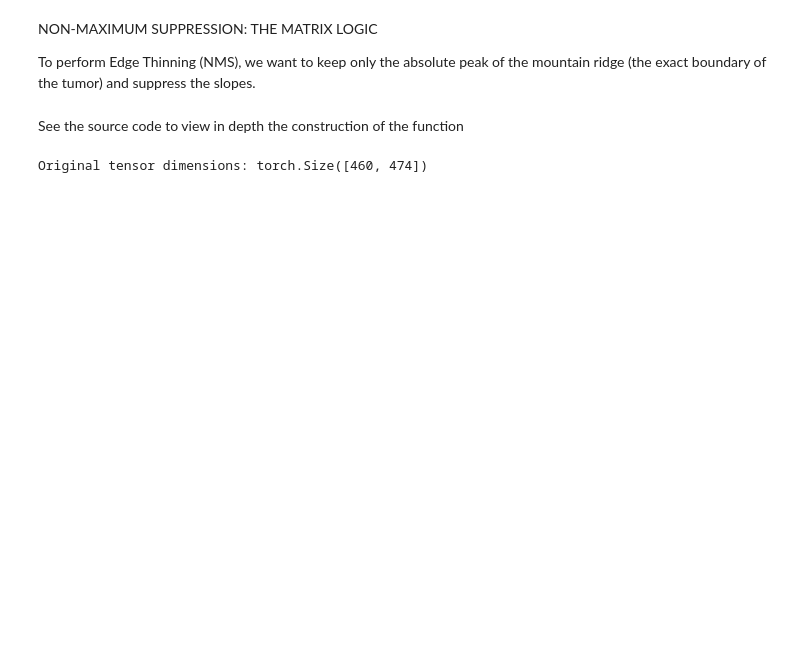
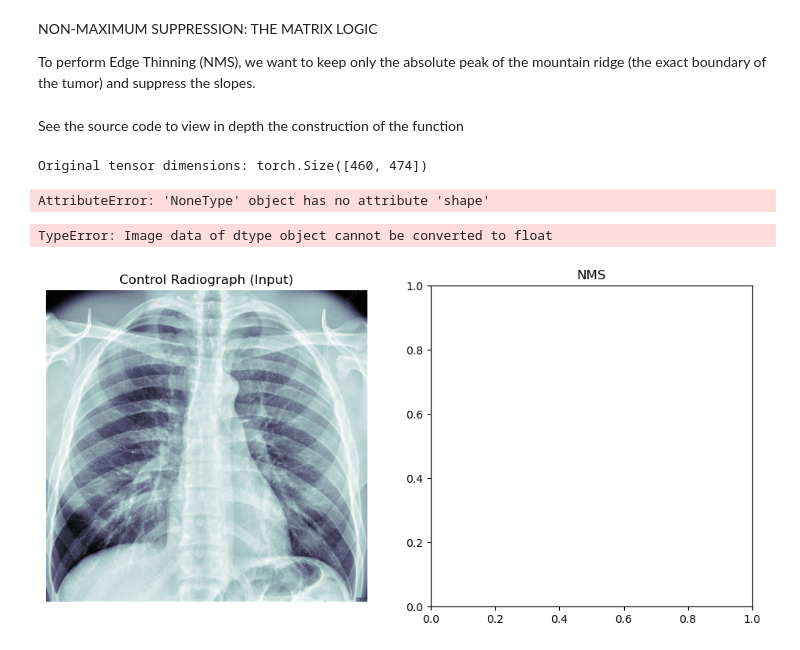
Before and after one commit to RoshTzsche/biomedical_showcase, a Jupyter notebook: notebooks/canny_filter.ipynb, the cells around one changed output. Saved outputs shown, nothing was run; the diff lists cells and outputs as text; code cells hidden in the pictures; blank space fills up the shorter version.

```diff
--- a/notebooks/canny_filter.ipynb
+++ b/notebooks/canny_filter.ipynb
@@ -26,5 +25,29 @@ img_tensor = torch.tensor(np.array(img), dtype=torch.float32) / 255.0
 print(f"Original tensor dimensions: {img_tensor.shape}")
 # %% [output]
 Original tensor dimensions: torch.Size([460, 474])
+# %%
+img_NMS = NMS(img_tensor)
+print(f"Feature map dimensions: {img_NMS.shape}")
+# %% [output]
+AttributeError: 'NoneType' object has no attribute 'shape'
+# %%
+plt.figure(figsize=(18, 17))
+
+plt.subplot(1, 3, 1)
+plt.title("Control Radiograph (Input)")
+plt.imshow(img_tensor, cmap='bone')
+plt.axis('off')
+
+plt.subplot(1, 3, 2)
+plt.title("NMS")
+# Adjust dimensions for visualization
+plt.imshow(img_NMS, cmap='magma')
+plt.axis('off')
+
+plt.tight_layout()
+plt.show()
+# %% [output]
+TypeError: Image data of dtype object cannot be converted to float
+[figure, added]
 # %%
 canny_img = canny(img_tensor)
```
Also changed, not shown: parts of 2 cells of this notebook.
